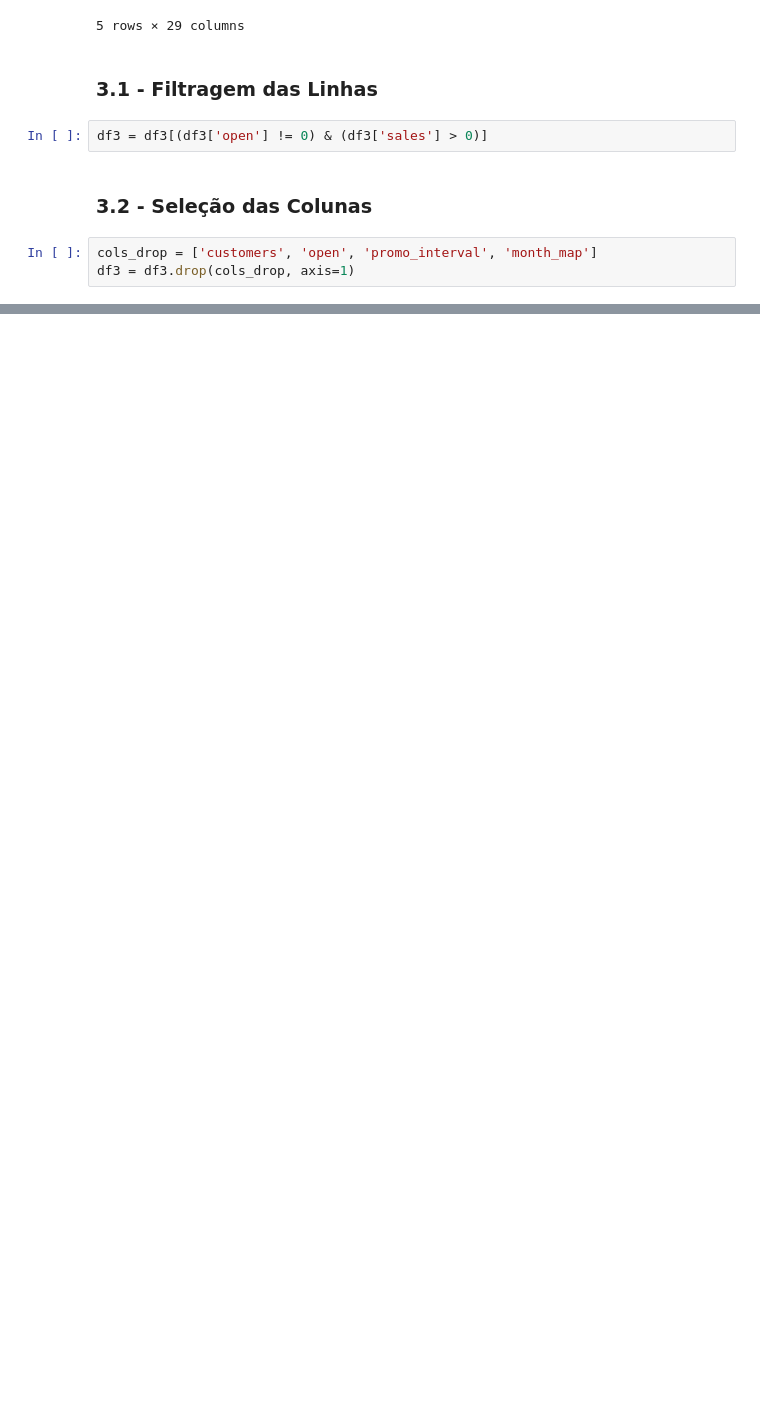
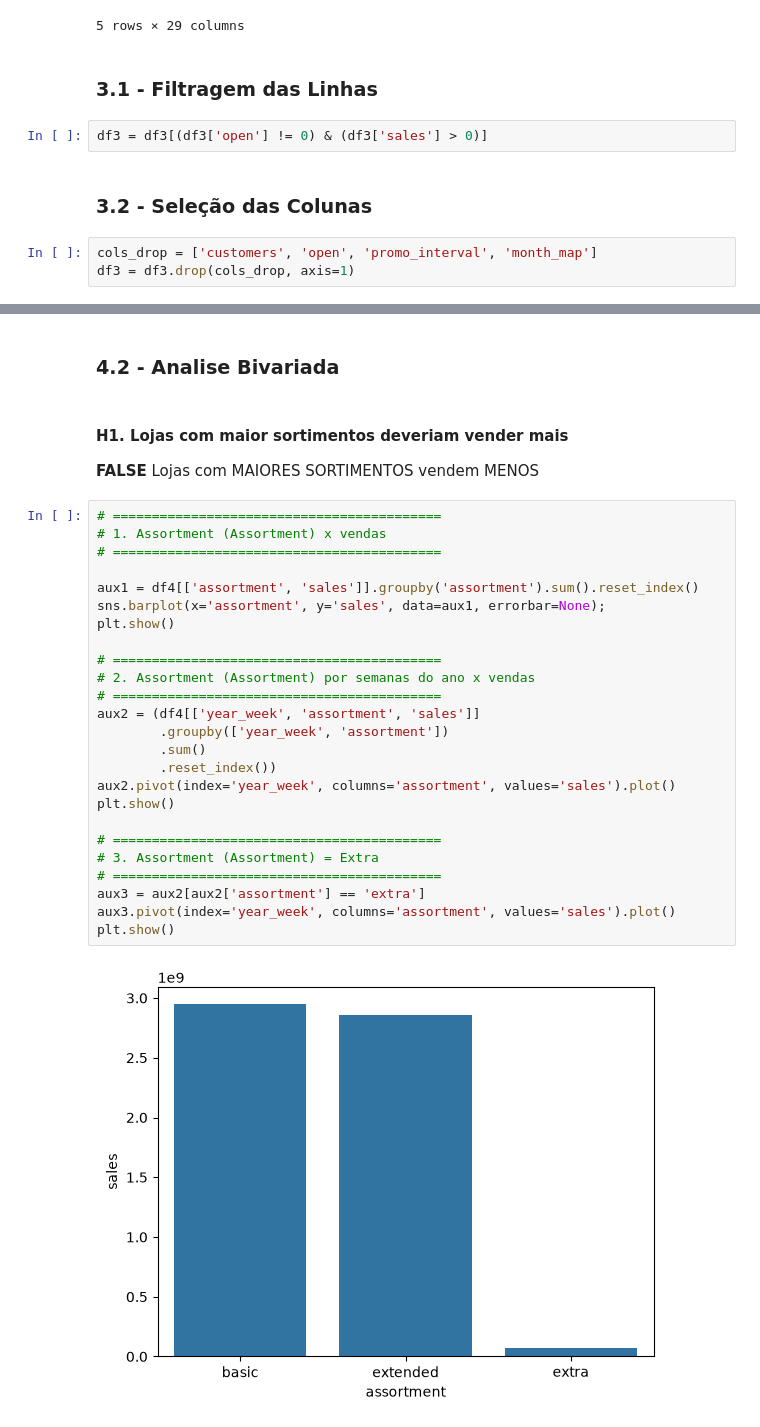
Before and after one commit to guigrandim/rossmann_store_sales, a Jupyter notebook: notebooks/datasets_analysis.ipynb, the cells around one changed output, grey strips where cells are left out. Cells and saved outputs as stored; diff of their text form; blank space fills up the shorter version.

```diff
--- a/notebooks/datasets_analysis.ipynb
+++ b/notebooks/datasets_analysis.ipynb
@@ -344,0 +432,33 @@ df3 = df3.drop(cols_drop, axis=1)
+# %% [markdown]
+### 4.2 - Analise Bivariada
+# %% [markdown]
+#### **H1.** Lojas com maior sortimentos deveriam vender mais
+
+**FALSE** Lojas com MAIORES SORTIMENTOS vendem MENOS
+# %%
+# ==========================================
+# 1. Assortment (Assortment) x vendas
+# ==========================================
+
+aux1 = df4[['assortment', 'sales']].groupby('assortment').sum().reset_index()
+sns.barplot(x='assortment', y='sales', data=aux1, errorbar=None);
+plt.show()
+
+# ==========================================
+# 2. Assortment (Assortment) por semanas do ano x vendas
+# ==========================================
+aux2 = (df4[['year_week', 'assortment', 'sales']]
+        .groupby(['year_week', 'assortment'])
+        .sum()
+        .reset_index())
+aux2.pivot(index='year_week', columns='assortment', values='sales').plot()
+plt.show()
+
+# ==========================================
+# 3. Assortment (Assortment) = Extra
+# ==========================================
+aux3 = aux2[aux2['assortment'] == 'extra']
+aux3.pivot(index='year_week', columns='assortment', values='sales').plot()
+plt.show()
+# %% [output]
+[figure, added]
```
Also changed, not shown: parts of 18 cells of this notebook.
